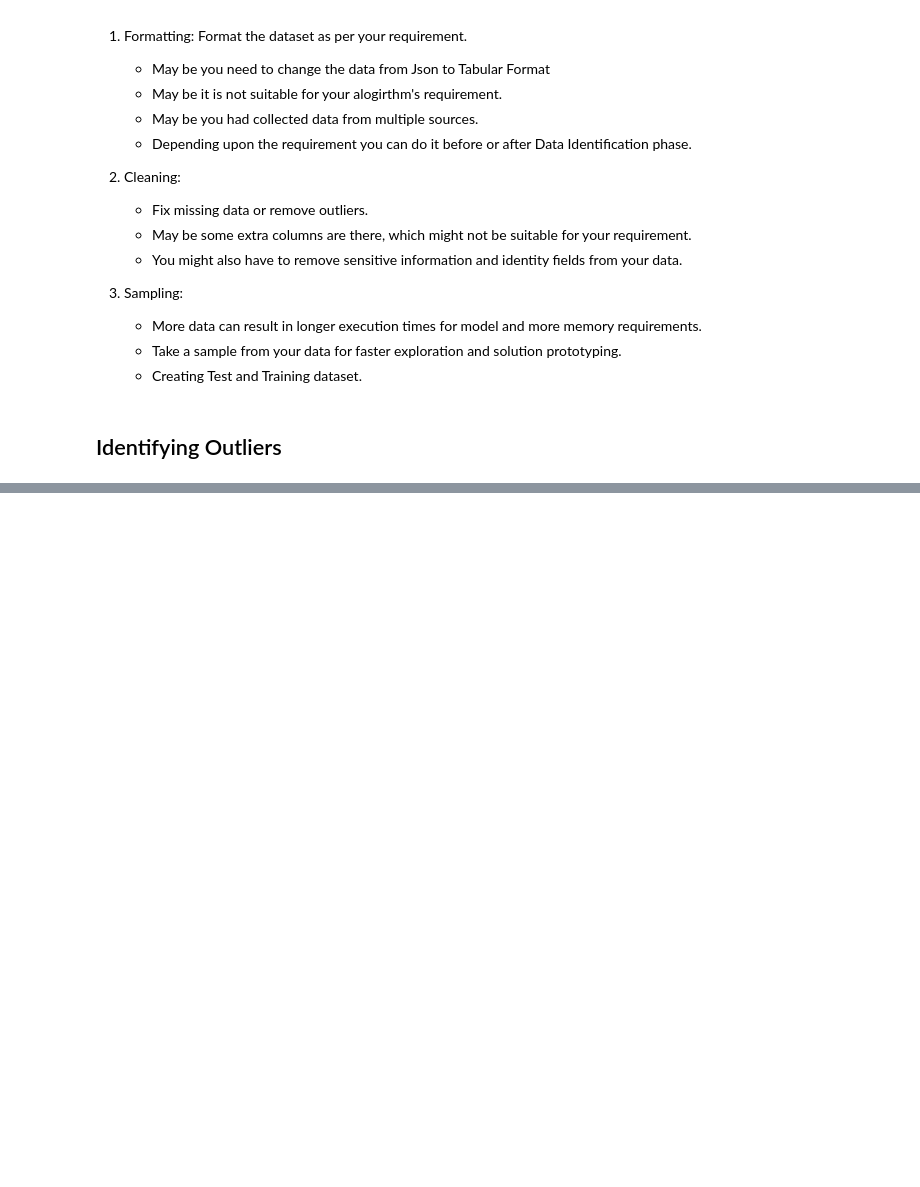
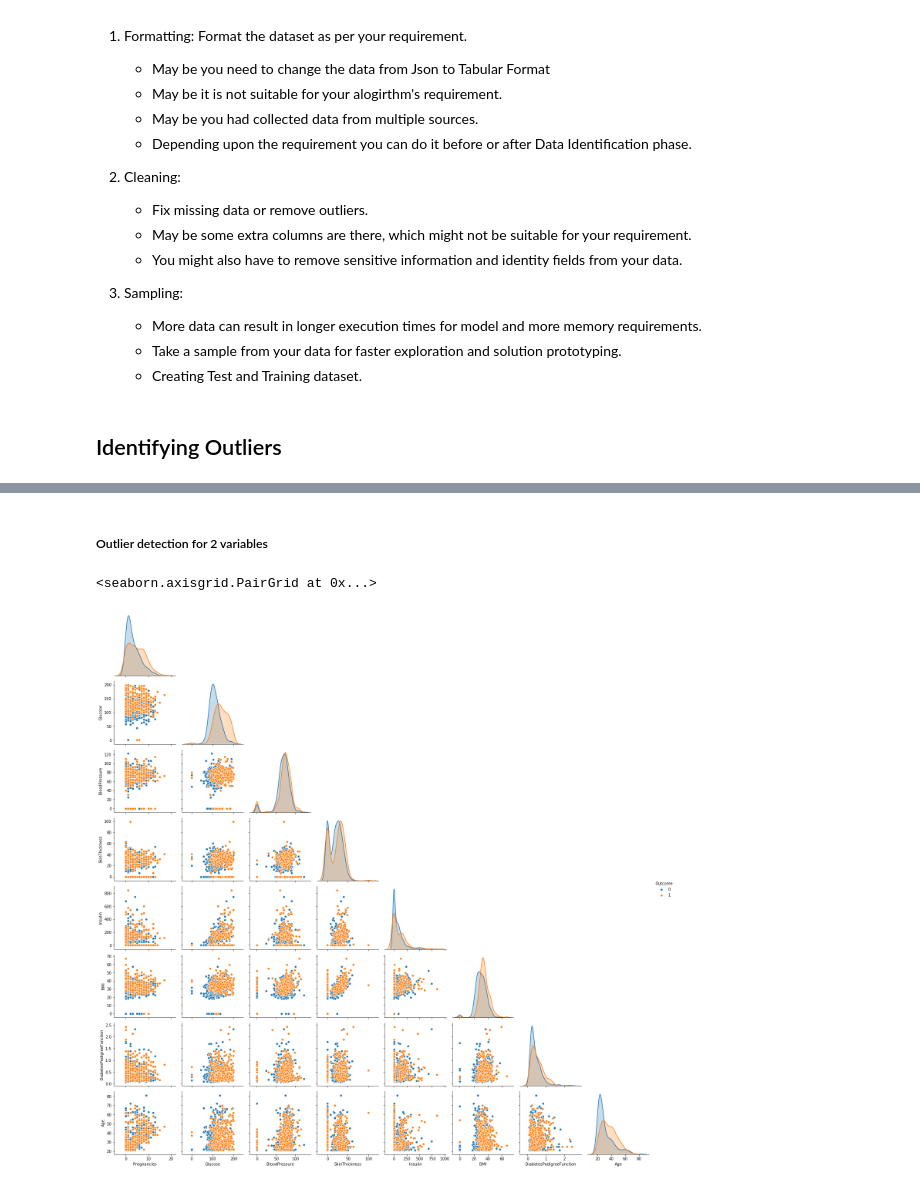
Before and after one commit to ikhurana/code-asylums, a Jupyter notebook: CA-SS1/Basics/Basics-2 Data Preparation.ipynb, the cells around one changed output, grey strips where cells are left out. Saved outputs shown, nothing was run; the diff lists cells and outputs as text; code cells hidden in the pictures; blank space fills up the shorter version.

```diff
--- a/CA-SS1/Basics/Basics-2 Data Preparation.ipynb
+++ b/CA-SS1/Basics/Basics-2 Data Preparation.ipynb
@@ -54,4 +99,9 @@ sns.distplot(pima_dataset.BMI, bins = 20, ax=ax[3,1])
+# %% [markdown]
+##### Outlier detection for 2 variables
 # %%
-sns.pairplot(data=dataset , hue='Outcome')
+sns.pairplot(data=dataset , hue='Outcome', corner=True)
+# %% [output]
+<seaborn.axisgrid.PairGrid at 0x...>
+[figure, added]
 # %%
 sns.pairplot(data=pima_dataset)  # , hue='Outcome')
```
Also changed, not shown: parts of 15 cells of this notebook.
